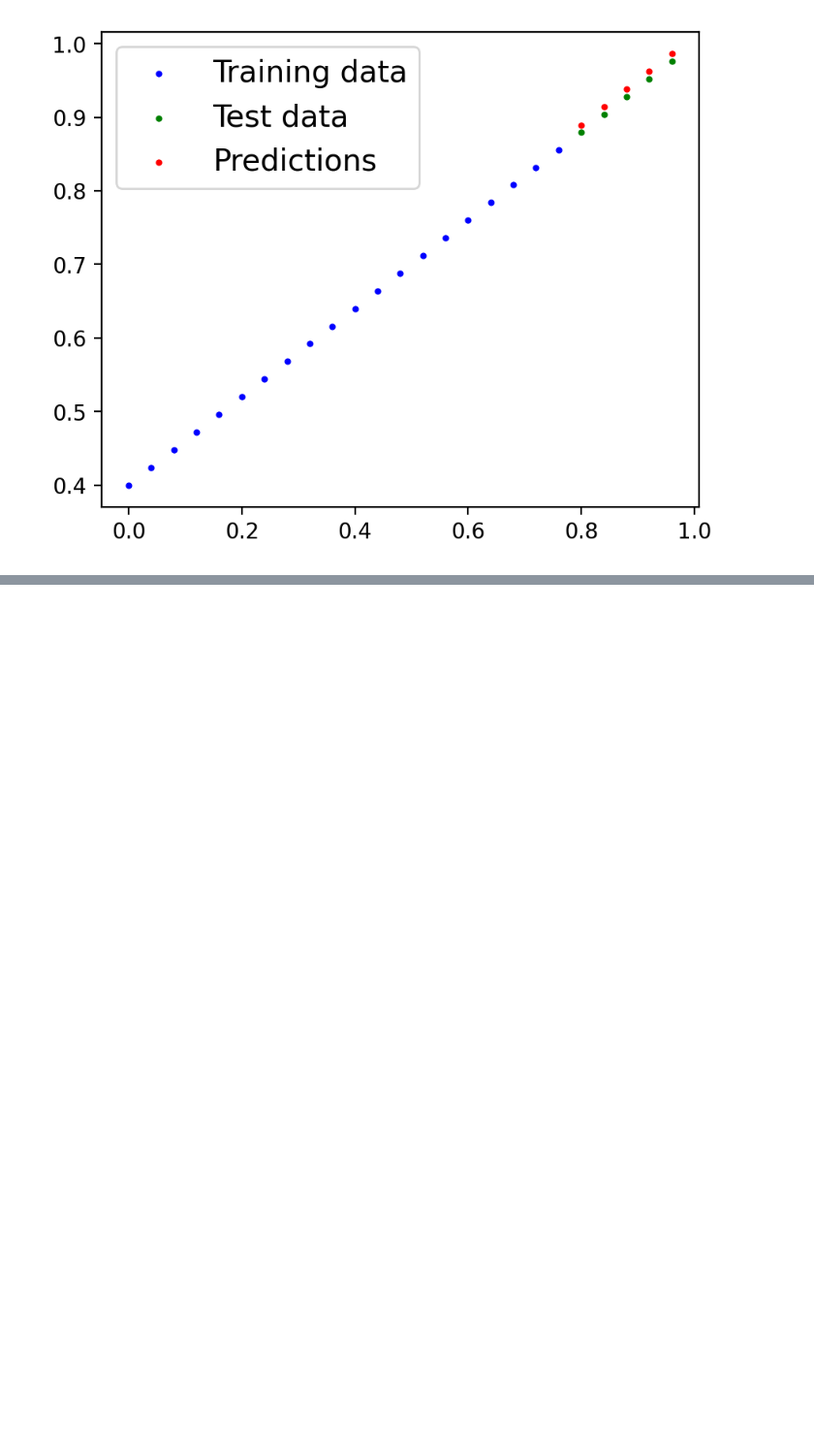
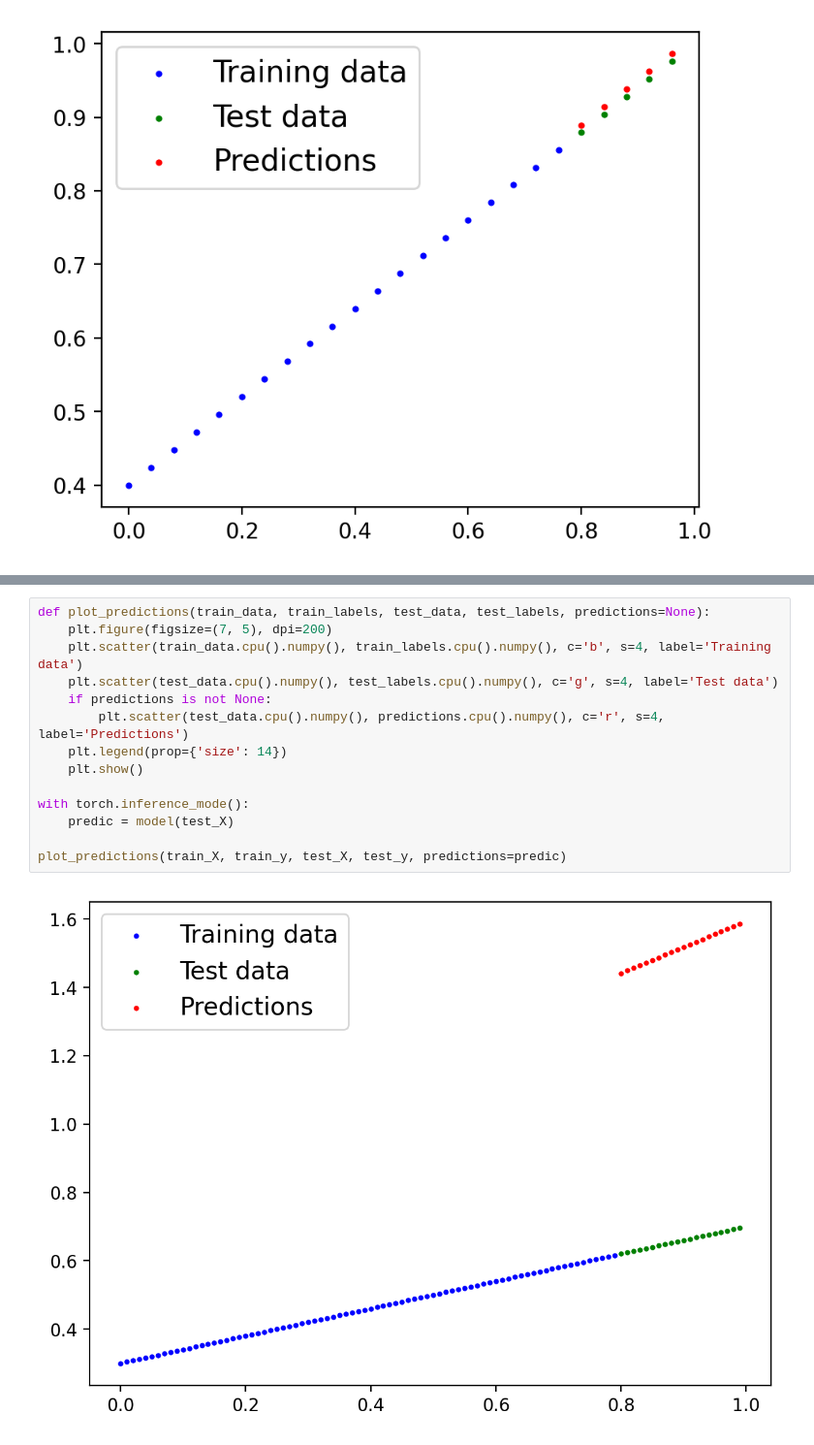
Before and after one commit to Hit07/ML-DL-Torch, a Jupyter notebook: Pytorch_Workflow.ipynb, the cells around one changed output, grey strips where cells are left out. Shown: that part at 97% size. Cells and saved outputs as stored; diff of their text form; blank space fills up the shorter version.

```diff
--- a/Pytorch_Workflow.ipynb
+++ b/Pytorch_Workflow.ipynb
@@ -439,0 +486,16 @@ plot_prediction(train_data=train_X, train_labels=train_y, test_data=test_X, test
+# %%
+def plot_predictions(train_data, train_labels, test_data, test_labels, predictions=None):
+    plt.figure(figsize=(7, 5), dpi=200)
+    plt.scatter(train_data.cpu().numpy(), train_labels.cpu().numpy(), c='b', s=4, label='Training data')
+    plt.scatter(test_data.cpu().numpy(), test_labels.cpu().numpy(), c='g', s=4, label='Test data')
+    if predictions is not None:
+        plt.scatter(test_data.cpu().numpy(), predictions.cpu().numpy(), c='r', s=4, label='Predictions')
+    plt.legend(prop={'size': 14})
+    plt.show()
+
+with torch.inference_mode():
+    predic = model(test_X)
+
+plot_predictions(train_X, train_y, test_X, test_y, predictions=predic)
+# %% [output]
+[figure, added]
```
Also changed, not shown: parts of 4 cells of this notebook.
